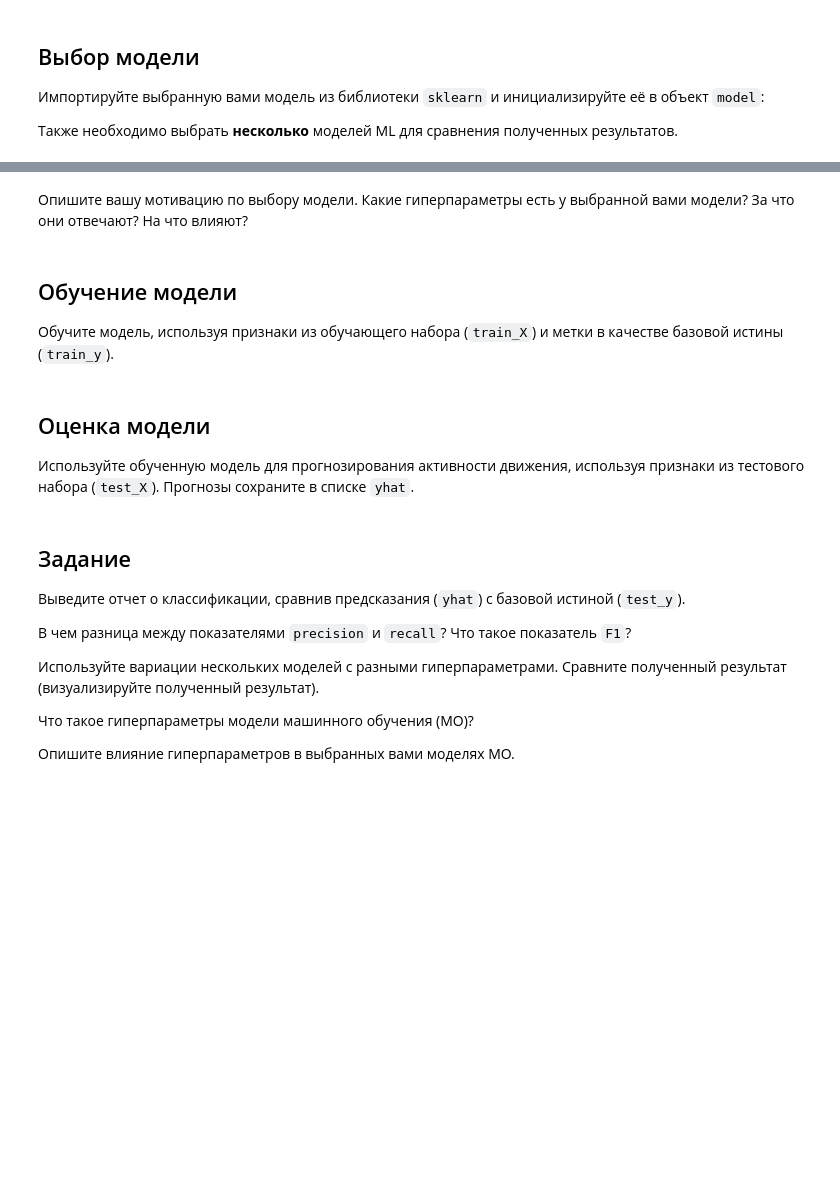
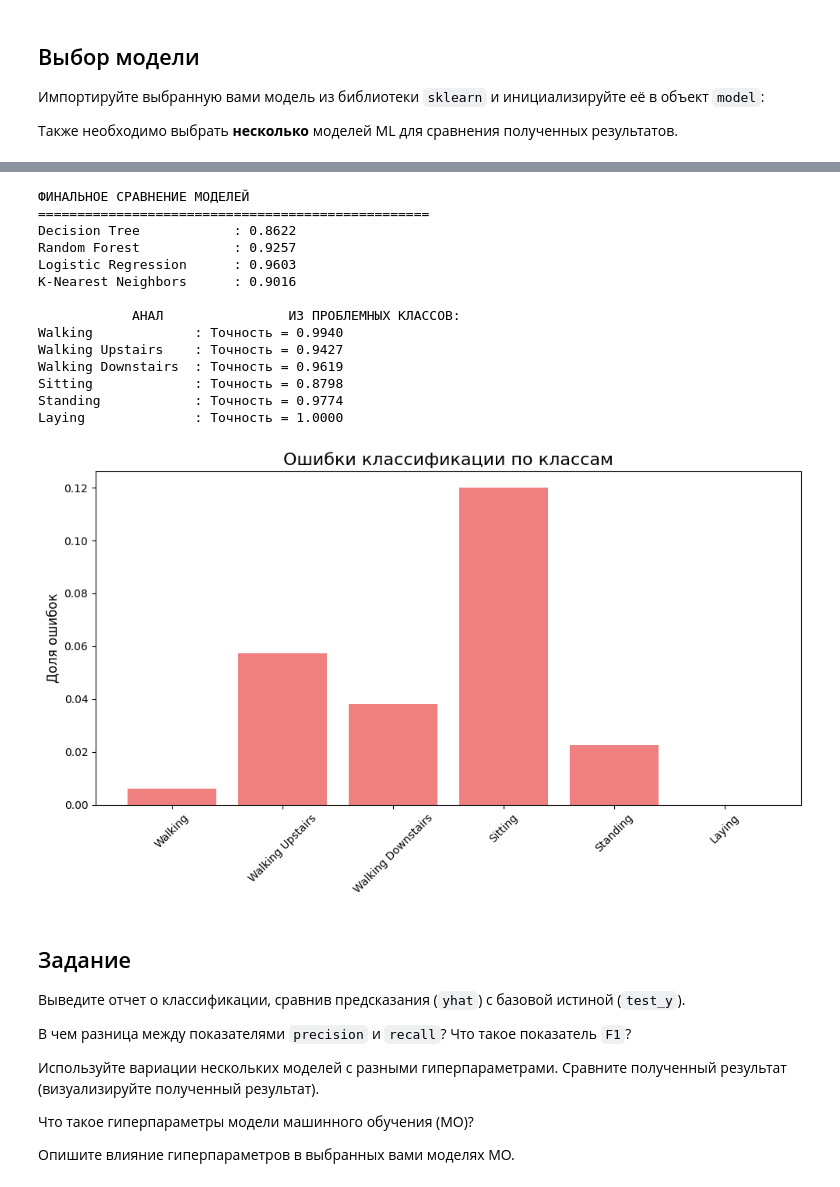
Before and after one commit to n-sukhov/ITMO-courses, a Jupyter notebook: Applied AI/Lab_1/СуховНМ_лр_1.ipynb, the cells around one changed output, grey strips where cells are left out. Cells and saved outputs as stored; diff of their text form; code cells hidden in the pictures; blank space fills up the shorter version.

```diff
--- a/Applied AI/Lab_1/СуховНМ_лр_1.ipynb
+++ b/Applied AI/Lab_1/СуховНМ_лр_1.ipynb
@@ -289,6 +260,0 @@ Decision Tree: 0.8622
-# %% [markdown]
-Опишите вашу мотивацию по выбору модели. Какие гиперпараметры есть у выбранной вами модели? За что они отвечают? На что влияют?
-# %% [markdown]
-## Обучение модели
-
-Обучите модель, используя признаки из обучающего набора (`train_X`) и метки в качестве базовой истины (`train_y`).
@@ -297,3 +260,0 @@ model.fit(train_X, train_y)
-# %% [markdown]
-## Оценка модели
-Используйте обученную модель для прогнозирования активности движения, используя признаки из тестового набора (`test_X`). Прогнозы сохраните в списке `yhat`.
@@ -310,3 +289,44 @@ print(classification_report(test_y, yhat, target_names=target_names))
+# %%
+# Финальное сравнение всех моделей
+print("ФИНАЛЬНОЕ СРАВНЕНИЕ МОДЕЛЕЙ")
+print("="*50)
+for name in models.keys():
+    accuracy = results[name]['accuracy']
+    print(f"{name:<25}: {accuracy:.4f}")
+
+# Анализ наиболее проблемных классов
+print("\n            АНАЛ                ИЗ ПРОБЛЕМНЫХ КЛАССОВ:")
+class_errors = {}
+for i, class_name in enumerate(target_names):
+    class_mask = test_y == i
+    class_accuracy = np.mean(best_predictions[class_mask] == test_y[class_mask])
+    class_errors[class_name] = 1 - class_accuracy
+    print(f"{class_name:<20}: Точность = {class_accuracy:.4f}")
+
+# Визуализация ошибок по классам
+plt.figure(figsize=(10, 6))
+plt.bar(class_errors.keys(), class_errors.values(), color='lightcoral')
+plt.title('Ошибки классификации по классам', fontsize=16)
+plt.ylabel('Доля ошибок', fontsize=12)
+plt.xticks(rotation=45)
+plt.tight_layout()
+plt.show()
+# %% [output]
+ФИНАЛЬНОЕ СРАВНЕНИЕ МОДЕЛЕЙ
+==================================================
+Decision Tree            : 0.8622
+Random Forest            : 0.9257
+Logistic Regression      : 0.9603
+K-Nearest Neighbors      : 0.9016
+
+            АНАЛ                ИЗ ПРОБЛЕМНЫХ КЛАССОВ:
+Walking             : Точность = 0.9940
+Walking Upstairs    : Точность = 0.9427
+Walking Downstairs  : Точность = 0.9619
+Sitting             : Точность = 0.8798
+Standing            : Точность = 0.9774
+Laying              : Точность = 1.0000
+[figure, added]
 # %% [markdown]
 ## Задание
 
```
Also changed, not shown: parts of 17 cells of this notebook.
